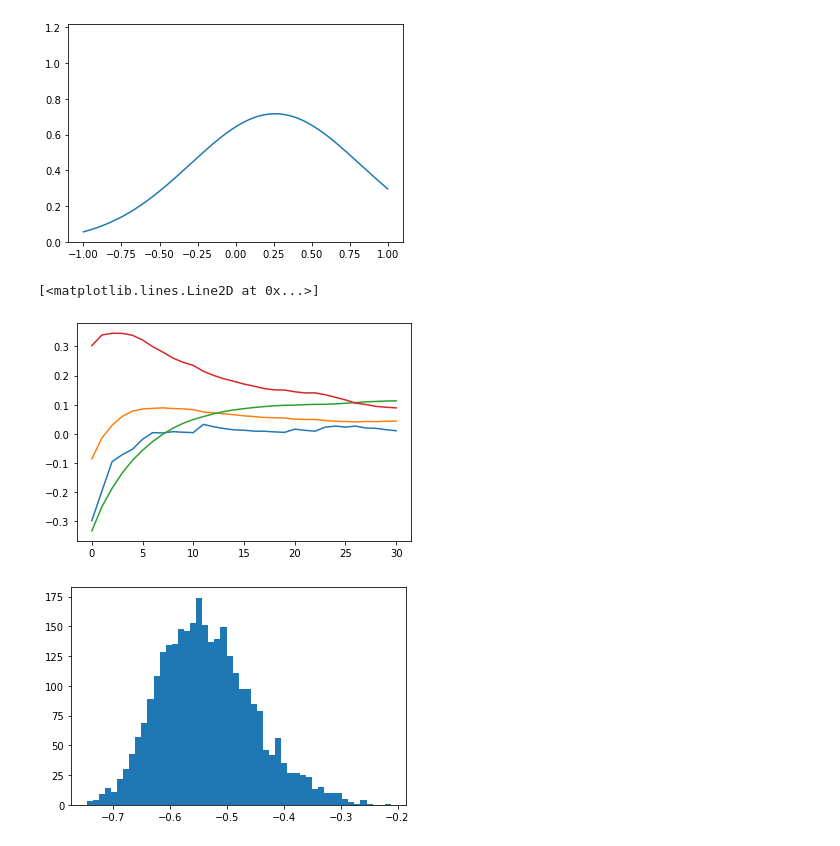
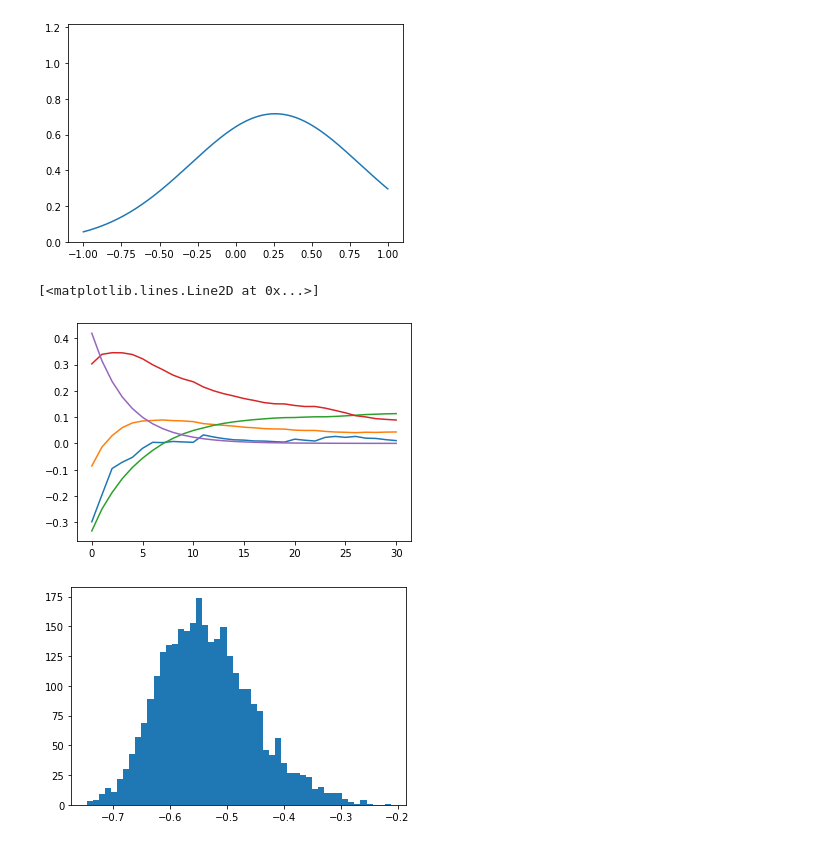
Before and after one commit to tripdancer0916/probabilistic-inference-rnn, a Jupyter notebook: jupyter/check_results.ipynb, the cells around one changed output. Saved outputs shown, nothing was run; the diff lists cells and outputs as text; code cells hidden in the pictures.

```diff
--- a/jupyter/check_results.ipynb
+++ b/jupyter/check_results.ipynb
@@ -191,11 +191,12 @@ mu_posterior: 0.259, sigma_posterior: 0.557
 # %%
 plt.plot(neural_dynamics[0, :, 4])
 plt.plot(neural_dynamics[0, :, 10])
 plt.plot(neural_dynamics[0, :, 17])
 plt.plot(neural_dynamics[0, :, 19])
+plt.plot(neural_dynamics[0, :, 21])
 # %% [output]
 [<matplotlib.lines.Line2D at 0x...>]
-[figure, old version]
+[figure, new version]
 # %%
 sample_num = 3000
 
```
Also changed, not shown: 1 other file.
